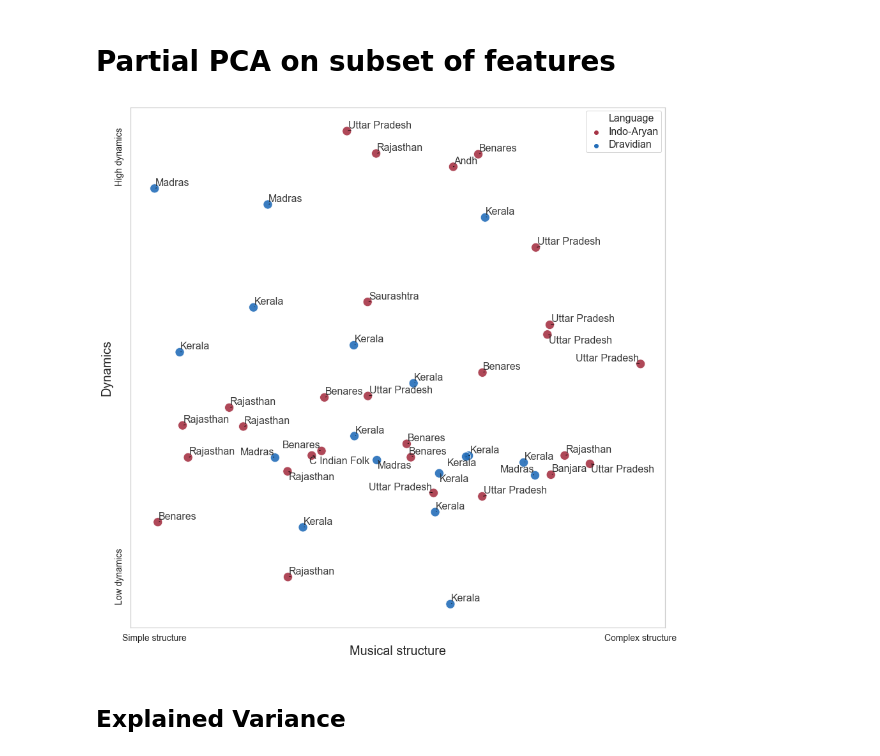
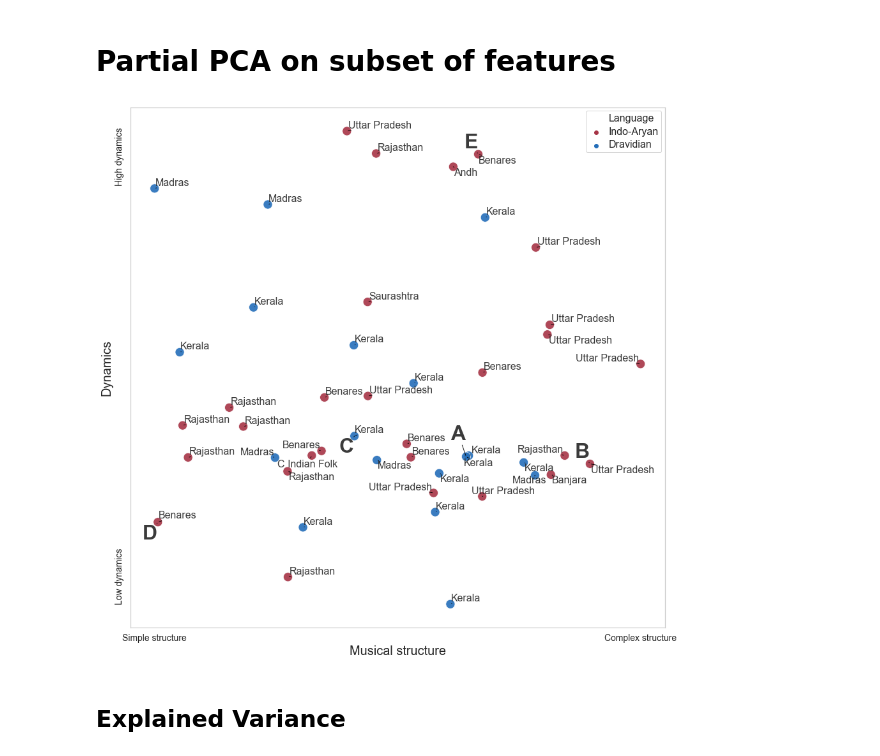
Before and after one commit to comp-music-lab/sfc-journal-2020, a Jupyter notebook: PCA.ipynb, the cells around one changed output. Saved outputs shown, nothing was run; the diff lists cells and outputs as text; code cells hidden in the pictures.

Commit message:
update PCA with annotations

```diff
--- a/PCA.ipynb
+++ b/PCA.ipynb
@@ -192,6 +209,20 @@ plt.yticks((finalDf[pc2].min(),finalDf[pc2].max()-.8),
            ('Complex vocals', 'Simple vocals'),
            rotation='vertical', va='bottom',fontsize=14)
 
+labels = []
+
+for line in range(0,codings.shape[0]):
+    coding = codings.loc[line, 'canto_coding_id']
+    if str(coding) in examples.keys():
+        labels.append(plt.text(finalDf.loc[line, pc1],
+                  finalDf.loc[line, pc2],
+                  examples[str(coding)],
+                  ha='center', va='center', alpha=.9,
+                  weight='bold', size='large', fontsize=32))
+
+#adjust annotations
+adjust_text(labels, arrowprops=dict(arrowstyle='-', alpha=.9, color='black'))
+
 #save to disk
 plt.savefig("./figs/pca/all_recordings_all_feat.png")
 # %% [output]
@@ -303,6 +334,21 @@ plt.yticks((finalDf[pc2].min(),finalDf[pc2].max()-.8),
            ('Complex vocals', 'Simple vocals'),
            rotation='vertical', va='bottom',fontsize=14)
 
+labels = []
+
+for line in range(0,codings.shape[0]):
+    coding = codings.loc[line, 'canto_coding_id']
+    if str(coding) in examples.keys():
+        labels.append(plt.text(finalDf.loc[line, pc1],
+                  finalDf.loc[line, pc2],
+                  examples[str(coding)],
+                  ha='center', va='center', alpha=.9,
+                  weight='bold', size='large', fontsize=32))
+
+
+#adjust annotations
+adjust_text(labels, arrowprops=dict(arrowstyle='-', alpha=.9, color='black'))
+
 #save to disk
 plt.savefig("./figs/pca/all_recordings_subset_feat.png")
 # %% [output]
@@ -401,35 +447,46 @@ ax = sns.scatterplot(finalDf.loc[:, pc1],
                      palette=['#A63446', '#246EB9'], alpha=.9, hue=targets, s=200)
 
 #axis labels
 ax.set_xlabel(pc1, fontsize=20)
 ax.set_ylabel(pc2, fontsize=20)
 
 #legend
 plt.setp(ax.get_legend().get_texts(), fontsize='16') # for legend text
 
 plt.xticks((finalDf[pc1].min(),finalDf[pc1].max()),
            ('Simple structure', 'Complex structure'),
            fontsize=14)
 
 plt.yticks((finalDf[pc2].min(),finalDf[pc2].max()-.8),
            ('Low dynamics', 'High dynamics'),
            rotation='vertical', va='bottom',fontsize=14)
 
 #annotations
 texts = [plt.text(finalDf.loc[line, pc1],
                   finalDf.loc[line, pc2],
                   codings.loc[line, 'culture'],
                   ha='center', va='center', alpha=.9,
                   weight='light', size='medium')
          for line in range(0,codings.shape[0])]
 
+labels = []
+
+for line in range(0,codings.shape[0]):
+    coding = codings.loc[line, 'canto_coding_id']
+    if str(coding) in examples.keys():
+        labels.append(plt.text(finalDf.loc[line, pc1],
+                  finalDf.loc[line, pc2],
+                  examples[str(coding)],
+                  ha='center', va='center', alpha=.9,
+                  weight='bold', size='large', fontsize=32))
+
 #adjust annotations
-adjust_text(texts, arrowprops=dict(arrowstyle='-', alpha=.9, color='black'))
+adjust_text(texts+labels, arrowprops=dict(arrowstyle='-', alpha=.9, color='black'))
 
 #save to disk
 plt.savefig("./figs/pca/partial_recordings_subset_feat.png")
 # %% [output]
-[figure, old version]
+[figure, new version]
 # %% [markdown]
 ## Explained Variance
 # %%
```
Also changed, not shown: parts of 5 cells of this notebook, 16 other files.
